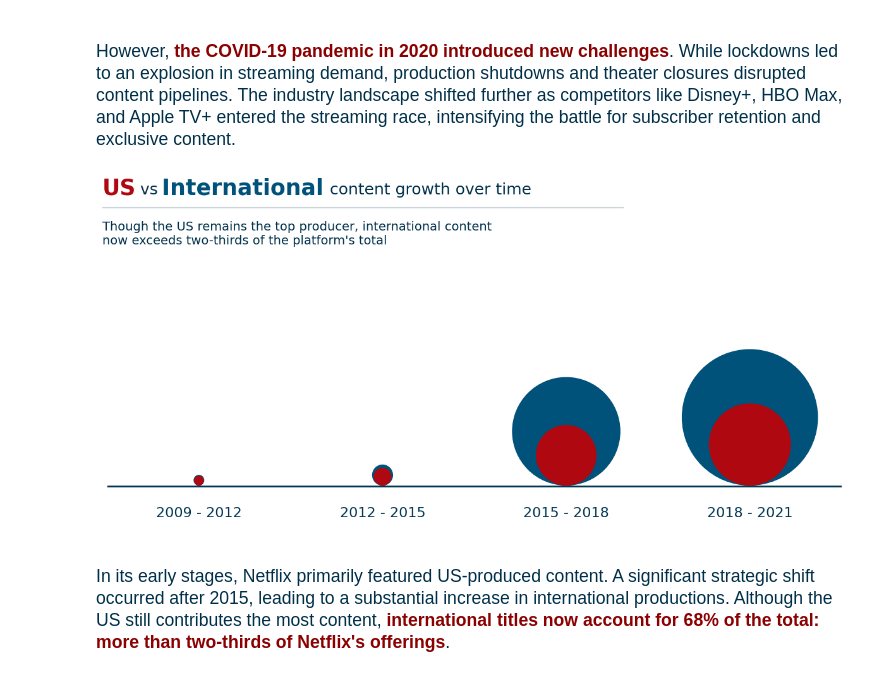
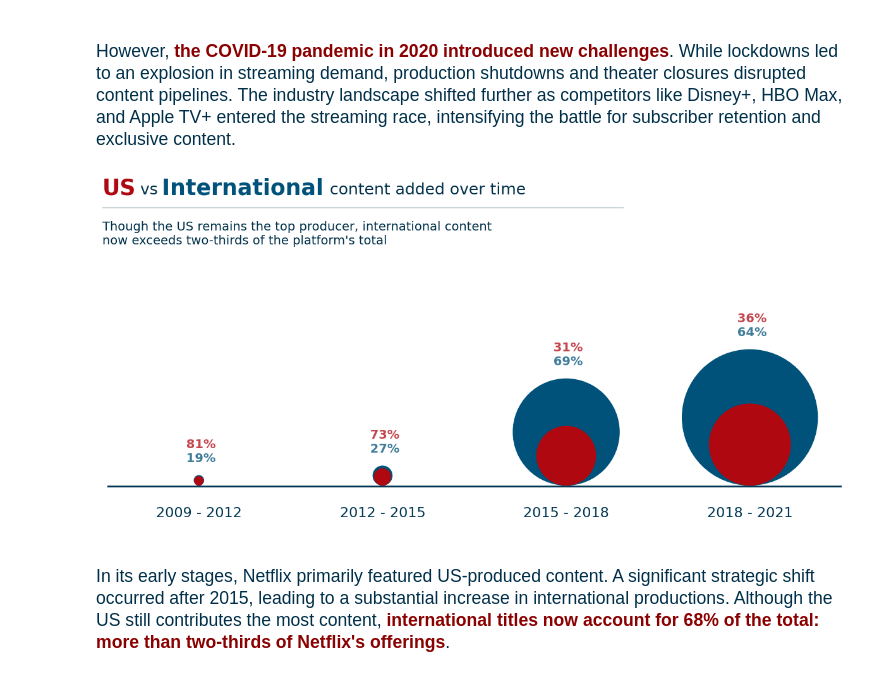
Before and after one commit to HugoAlexis/analisis_quejas_en_profeco, a Jupyter notebook: a-brief-netflix-data-storytelling.ipynb, the cells around one changed output. Cells and saved outputs as stored; diff of their text form; code cells hidden in the pictures.

Commit message:
Kaggle Notebook | A (Brief) Netflix Data Storytelling ✨🎥📈 | Version 3

```diff
--- a/a-brief-netflix-data-storytelling.ipynb
+++ b/a-brief-netflix-data-storytelling.ipynb
@@ -72,6 +72,8 @@ def check_collision(patch1, patch2):
 
 netflix_data = pd.read_csv('/kaggle/input/netflix-shows/netflix_titles.csv')
 netflix_data['date_added'] = pd.to_datetime(netflix_data.date_added, format='mixed')
+netflix_data.loc[[5541, 5794, 5813], 'duration'] = ['74 min', '84 min', '66 min']
+netflix_data.loc[[5989, 6827, 7312, 7537], 'rating'] = ['TV-PG', 'TV-14', 'TV-G', 'PG-13']
 # %% [markdown]
 # <div style='color: #8B0000; font-size:2rem'>➡︎ Introduction</div>
 
@@ -269,35 +271,44 @@ total_int = pd.cut(total_int, bins=(2009, 2012, 2015, 2018, 2021)).value_counts(
 
 fig, ax = plt.subplots(1, 4, figsize=(15, 7), sharex=True, sharey=True)
 plt.subplots_adjust(wspace=0, top=0.75)
 axt = fig.add_axes([.12, .73, 0.55, 0.2])
 axt.axhline(0.7, color='#003049', alpha=0.2)
 axt.text(s='Though the US remains the top producer, international content\n'
            'now exceeds two-thirds of the platform\'s total',
         x=0, y=0.55, fontsize=14, color='#003049', ha='left', va='top')
 axt.axis('off')
 
 fig.text(x=0.12, y=0.9, s='US', fontsize=25, ha='left', fontweight='bold', color='#AF0811')
 fig.text(x=0.155, y=0.9, s=' vs ',  fontsize=18, ha='left', fontweight='regular', color='#003049')
 fig.text(x=0.175, y=0.9, s=' International', fontsize=25, ha='left', fontweight='bold', color='#00527A')
-fig.text(x=0.355, y=0.9, s=' content growth over time ',  fontsize=18, ha='left', fontweight='regular', color='#003049')
+fig.text(x=0.355, y=0.9, s=' content added over time',  fontsize=18, ha='left', fontweight='regular', color='#003049')
 
 for axi, area_us, area_int, interval in zip(ax[::-1], total_us, total_int, total_us.index):
     radius_tot = 0.13 * np.sqrt(area_us + area_int)
     radius_int = 0.13 * np.sqrt(area_us)
+    pct_us = 100 * area_us / (area_us + area_int)
+    pct_int = 100 * area_int / (area_us + area_int)
+
     circle = plt.Circle((0, radius_tot), radius_tot, color='#00527A')
     circle_int = plt.Circle((0, radius_int), radius_int, color='#AF0811')
+
+    axi.annotate(f' {pct_us:.0f}%', color='#AF0811', xy=(0, 2*radius_tot+3),
+                 fontweight='bold', ha='center', fontsize=14, alpha=0.75)
+    axi.annotate(f' {pct_int:.0f}%', color='#00527A', xy=(0, 2*radius_tot+1.5),
+                 fontweight='bold', ha='center', fontsize=14, alpha=0.75)
+
     axi.add_patch(circle)
     axi.add_patch(circle_int)
     axi.set_aspect('equal')
     axi.set(xlim=(-10, 10), ylim=(-2, 20)) # Ajuste del ylim para que los circulos se vean completos
     axi.set_xlabel(f'{interval.left} - {interval.right}', color='#003652', fontweight='regular', fontsize=16)
     axi.axhline(-0.1,  linewidth=2, color='#003652') # Agregar una linea horizontal en 0 para visualizacion
     axi.spines[['left', 'right', 'top', 'bottom']].set_visible(False)
     axi.set(xticks=[], yticks=[])
 
 plt.show()
 # %% [output]
-[figure, old version]
+[figure, new version]
 # %% [markdown]
 <div style='font-size:1.1rem; color:#003049'>
 <br>
```
Also changed, not shown: parts of 3 cells of this notebook.
